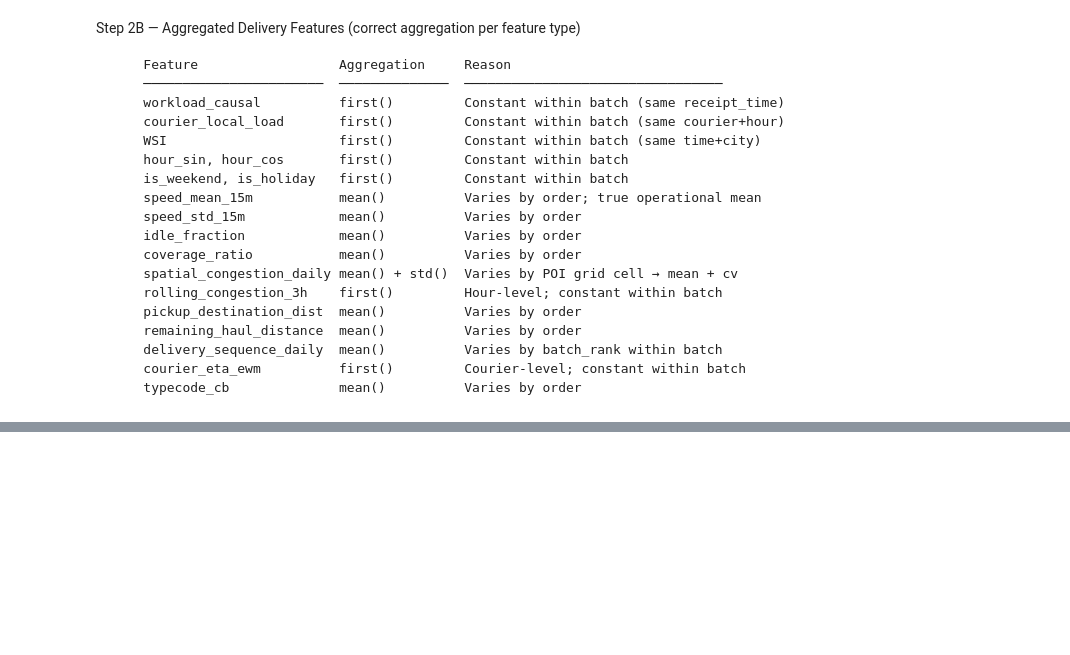
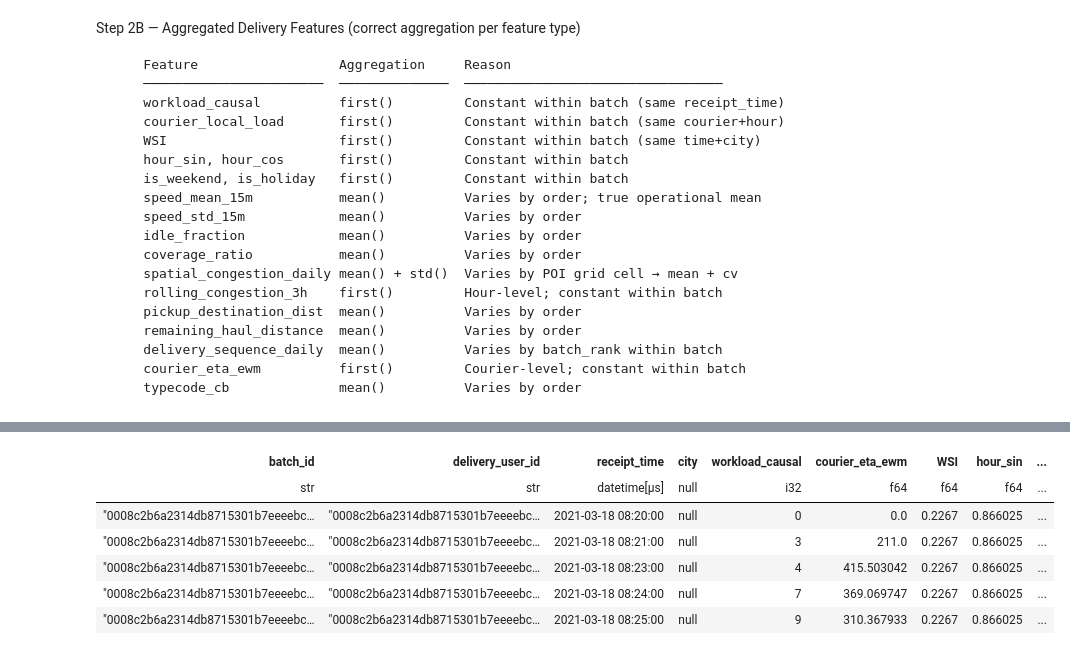
Before and after one commit to aymuos/endgame, a Jupyter notebook: 00_master_feature_creator.ipynb, the cells around one changed output, grey strips where cells are left out. Cells and saved outputs as stored; diff of their text form; code cells hidden in the pictures; blank space fills up the shorter version.

Commit message:
Created using Colab : Add batch details

```diff
--- a/00_master_feature_creator.ipynb
+++ b/00_master_feature_creator.ipynb
@@ -2100,0 +2110,74 @@ BATCH AGGREGATION
+# %%
+def aggregate_to_batch_level(df: pl.DataFrame) -> pl.DataFrame:
+    """
+    Aggregates order-level features to batch-level (unique batch_id).
+    Follows the specific aggregation rules for Stage 2A.
+    """
+    # 1. Define aggregation expressions
+    batch_aggs = [
+        # Identification & Context (Constant per batch)
+        pl.col("delivery_user_id").first(),
+        pl.col("receipt_time").first(),
+        pl.col("city").first().alias("city") if "city" in df.columns else pl.lit(None).alias("city"),
+
+        # Features constant within batch
+        pl.col("workload_causal").first(),
+        pl.col("courier_eta_ewm").first(),
+        pl.col("WSI").first(),
+        pl.col("hour_sin").first(),
+        pl.col("hour_cos").first(),
+        pl.col("is_weekend").first(),
+        pl.col("is_holiday").first(),
+        pl.col("is_holiday_eve").first(),
+
+        # Size and Diversity
+        pl.len().alias("batch_size"),
+        pl.col("grid_x").n_unique().alias("batch_grid_cells_unique"),
+
+        # Operational Means (Varies by order)
+        pl.col("speed_mean_15m").mean().alias("speed_mean_15m_mean"),
+        pl.col("speed_std_15m").mean().alias("speed_std_15m_mean"),
+        pl.col("distance_travelled_15m").mean().alias("distance_travelled_15m_mean"),
+        pl.col("pickup_destination_distance").mean().alias("pickup_destination_distance_mean"),
+        pl.col("remaining_haul_distance").mean().alias("remaining_haul_distance_mean"),
+        pl.col("typecode_cb").mean().alias("typecode_cb_mean"),
+
+        # Spatial Congestion Aggregates
+        pl.col("spatial_congestion_daily").mean().alias("spatial_congestion_daily_mean"),
+        pl.col("spatial_congestion_daily").std().alias("spatial_congestion_daily_std"),
+        pl.col("spatial_congestion_norm").mean().alias("spatial_congestion_norm_mean"),
+        pl.col("spatial_congestion_norm").std().alias("spatial_congestion_norm_std"),
+
+        # Targets
+        pl.col("eta_mins").mean().alias("eta_mean"),
+        pl.col("eta_mins").max().alias("eta_max"),
+        pl.col("eta_mins").std().alias("eta_std")
+    ]
+
+    batch_df = (
+        df.group_by("batch_id")
+        .agg(batch_aggs)
+        .with_columns([
+            # Add a flag for singleton batches to handle edge cases
+            (pl.col("batch_size") == 1).cast(pl.Int8).alias("is_singleton_batch"),
+            # Fill std dev nulls (from single-order batches) with 0
+            pl.col("eta_std").fill_null(0),
+            pl.col("spatial_congestion_daily_std").fill_null(0),
+            pl.col("spatial_congestion_norm_std").fill_null(0)
+        ])
+        .sort(["delivery_user_id", "receipt_time"])
+    )
+
+    return batch_df
+
+# Run aggregation for the combined dataset
+batch_df_v4 = aggregate_to_batch_level(combined_v4)
+
+# Save the aggregated batch data
+batch_output_path = os.path.join(OUTPUT_DIR, "batch_aggregated_v4.parquet")
+batch_df_v4.write_parquet(batch_output_path)
+
+print(f"✅ Batch Aggregation Complete.")
+print(f"Aggregated Shape: {batch_df_v4.shape[0]:,} batches x {batch_df_v4.shape[1]} columns")
+display(batch_df_v4.head())
+# %% [output]
@@ -2100,0 +2187,7 @@ BATCH AGGREGATION
+| batch_id | delivery_user_id | receipt_time | city | workload_causal | courier_eta_ewm | WSI | hour_sin | ... |
+| str | str | datetime[μs] | null | i32 | f64 | f64 | f64 | ... |
+| "0008c2b6a2314db8715301b7eeeebc… | "0008c2b6a2314db8715301b7eeeebc… | 2021-03-18 08:20:00 | null | 0 | 0.0 | 0.2267 | 0.866025 | ... |
+| "0008c2b6a2314db8715301b7eeeebc… | "0008c2b6a2314db8715301b7eeeebc… | 2021-03-18 08:21:00 | null | 3 | 211.0 | 0.2267 | 0.866025 | ... |
+| "0008c2b6a2314db8715301b7eeeebc… | "0008c2b6a2314db8715301b7eeeebc… | 2021-03-18 08:23:00 | null | 4 | 415.503042 | 0.2267 | 0.866025 | ... |
+| "0008c2b6a2314db8715301b7eeeebc… | "0008c2b6a2314db8715301b7eeeebc… | 2021-03-18 08:24:00 | null | 7 | 369.069747 | 0.2267 | 0.866025 | ... |
+| "0008c2b6a2314db8715301b7eeeebc… | "0008c2b6a2314db8715301b7eeeebc… | 2021-03-18 08:25:00 | null | 9 | 310.367933 | 0.2267 | 0.866025 | ... |
```
Also changed, not shown: parts of 5 cells of this notebook.
